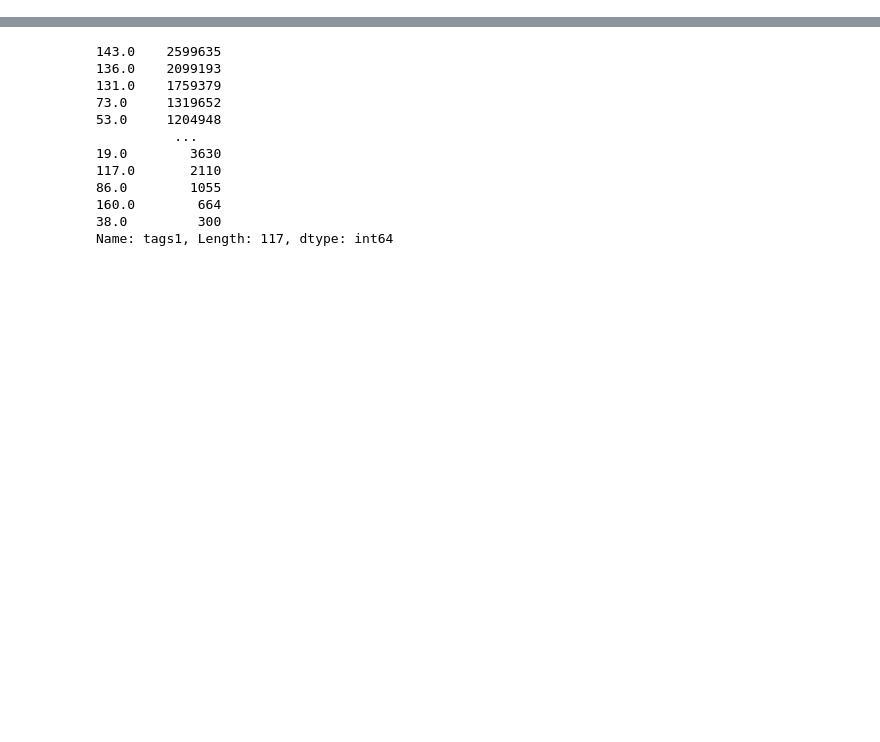
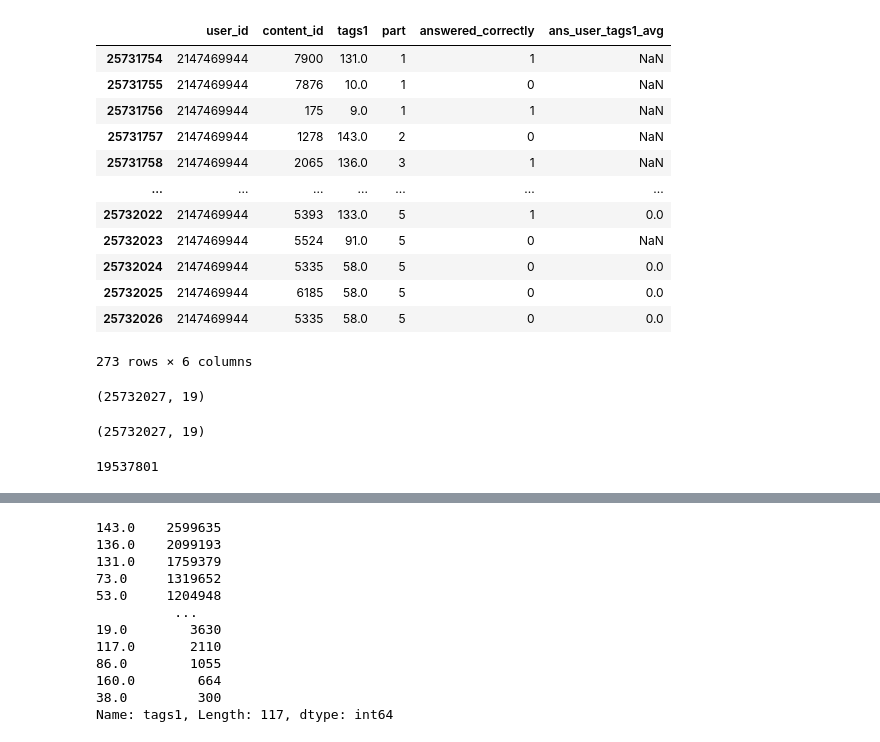
Before and after one commit to zakopuro/kaggle_Riiid, a Jupyter notebook: notebook/debug.ipynb, the cells around one changed output, grey strips where cells are left out. Saved outputs shown, nothing was run; the diff lists cells and outputs as text; code cells hidden in the pictures; blank space fills up the shorter version.

```diff
--- a/notebook/debug.ipynb
+++ b/notebook/debug.ipynb
@@ -16,0 +31,24 @@ import dill
+# %%
+l1_df[['user_id','content_id','tags1','part','answered_correctly','ans_user_tags1_avg']][(l1_df['user_id'] == 2147469944)]
+# %% [output]
+|  | user_id | content_id | tags1 | part | answered_correctly | ans_user_tags1_avg |
+| 25731754 | 2147469944 | 7900 | 131.0 | 1 | 1 | NaN |
+| 25731755 | 2147469944 | 7876 | 10.0 | 1 | 0 | NaN |
+| 25731756 | 2147469944 | 175 | 9.0 | 1 | 1 | NaN |
+| 25731757 | 2147469944 | 1278 | 143.0 | 2 | 0 | NaN |
+| 25731758 | 2147469944 | 2065 | 136.0 | 3 | 1 | NaN |
+| ... | ... | ... | ... | ... | ... | ... |
+| 25732022 | 2147469944 | 5393 | 133.0 | 5 | 1 | 0.0 |
+| 25732023 | 2147469944 | 5524 | 91.0 | 5 | 0 | NaN |
+| 25732024 | 2147469944 | 5335 | 58.0 | 5 | 0 | 0.0 |
+| 25732025 | 2147469944 | 6185 | 58.0 | 5 | 0 | 0.0 |
+| 25732026 | 2147469944 | 5335 | 58.0 | 5 | 0 | 0.0 |
+273 rows × 6 columns
+# %%
+l1_df.shape
+# %% [output]
+(25732027, 19)
+# %%
+l2_df.shape
+# %% [output]
+(25732027, 19)
@@ -16,0 +73,4 @@ import dill
+# %%
+l2_df['answered_correctly_tags1_avg'].isnull().sum()
+# %% [output]
+19537801
```
Also changed, not shown: parts of 29 cells of this notebook, 4 other files.
